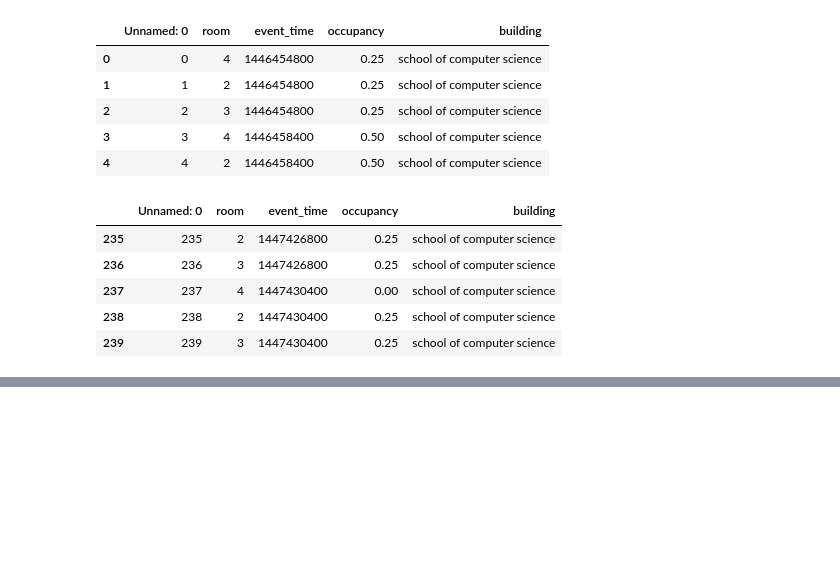
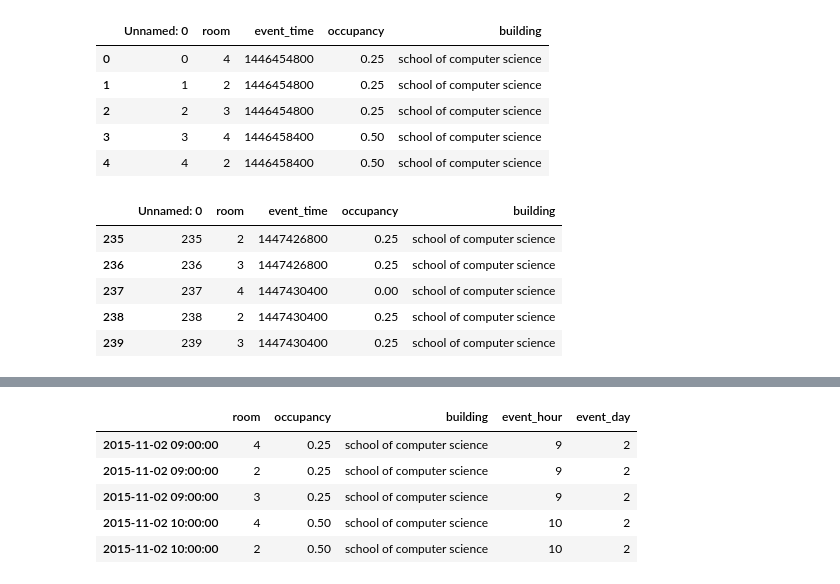
Before and after one commit to PaulineLc/OpenDoorData, a Jupyter notebook: application/data_analytics_ipynb/Data analytics notebook.ipynb, the cells around one changed output, grey strips where cells are left out. Drawn from its saved outputs; the diff is of its cells as text; code cells hidden in the pictures; blank space fills up the shorter version.

```diff
--- a/application/data_analytics_ipynb/Data analytics notebook.ipynb
+++ b/application/data_analytics_ipynb/Data analytics notebook.ipynb
@@ -98,0 +109,3 @@ ValueError: labels ['Unnamed: 0'] not contained in axis
+# %%
+occupancy_data['event_time'] = pd.to_datetime(occupancy_data.event_time, unit='s')
+occupancy_data.head()
@@ -98,0 +157,14 @@ ValueError: labels ['Unnamed: 0'] not contained in axis
+# %%
+occupancy_data['event_hour'] = occupancy_data.index.hour
+occupancy_data['event_day'] = occupancy_data.index.day
+
+occupancy_data.index.name = None
+
+occupancy_data.head()
+# %% [output]
+|  | room | occupancy | building | event_hour | event_day |
+| 2015-11-02 09:00:00 | 4 | 0.25 | school of computer science | 9 | 2 |
+| 2015-11-02 09:00:00 | 2 | 0.25 | school of computer science | 9 | 2 |
+| 2015-11-02 09:00:00 | 3 | 0.25 | school of computer science | 9 | 2 |
+| 2015-11-02 10:00:00 | 4 | 0.50 | school of computer science | 10 | 2 |
+| 2015-11-02 10:00:00 | 2 | 0.50 | school of computer science | 10 | 2 |
```
Also changed, not shown: parts of 12 cells of this notebook.
